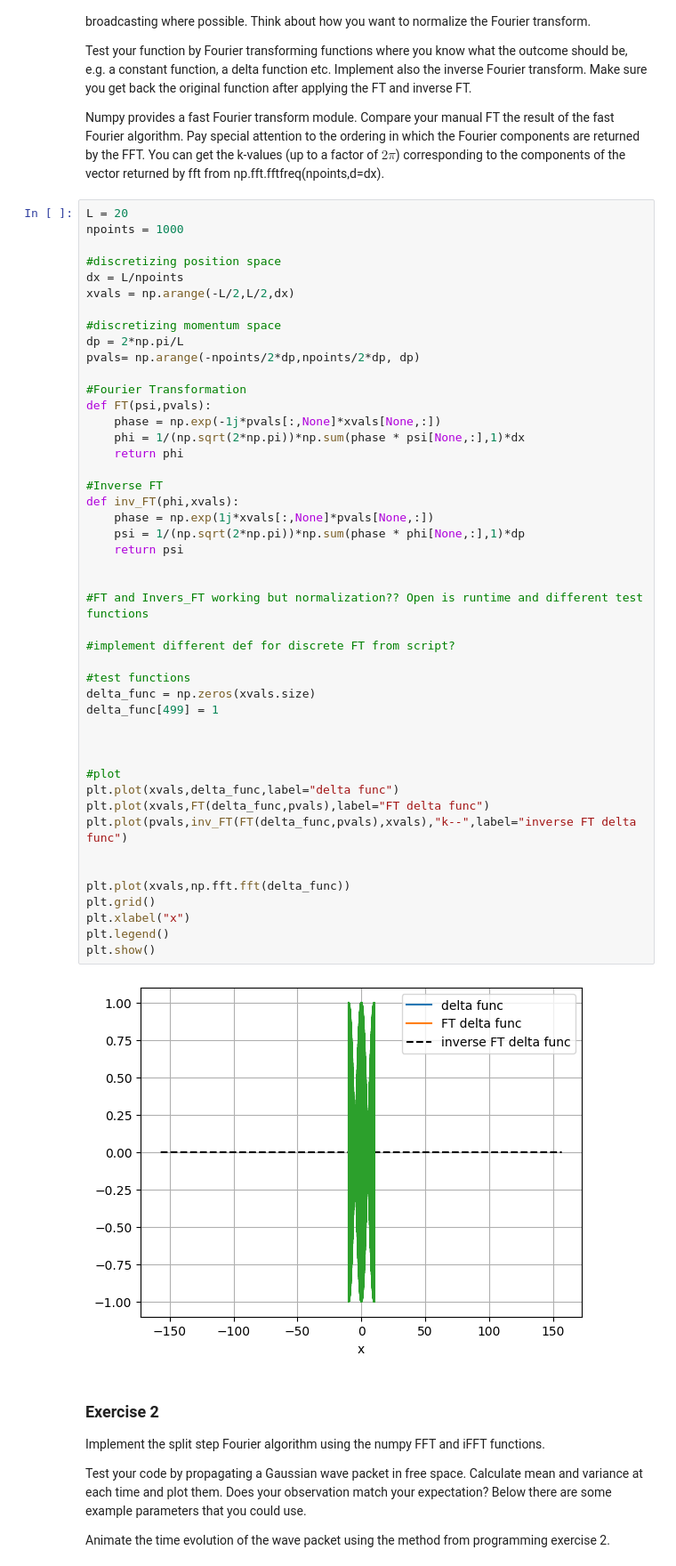
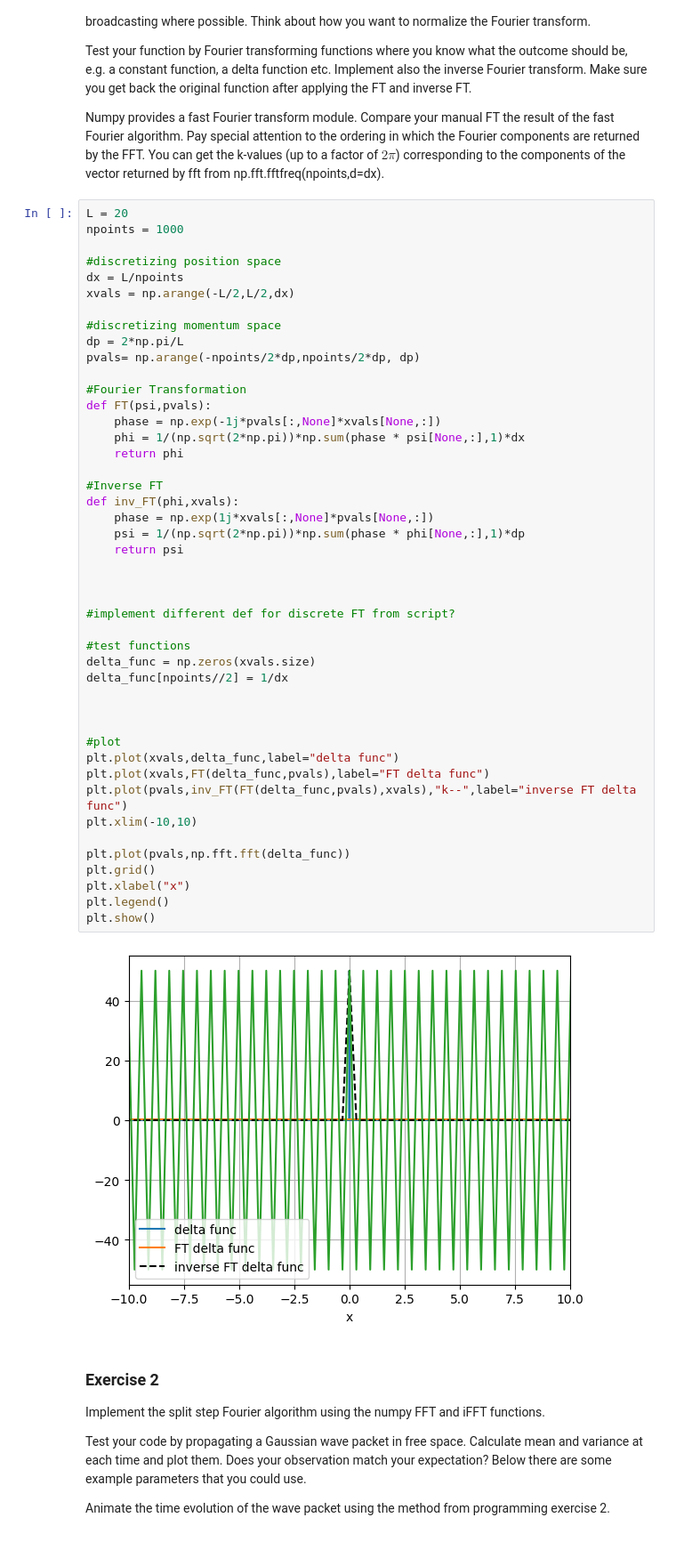
Before and after one commit to ket-PSI/CQD_SS26_solutions, a Jupyter notebook: Notebooks/exercise3.ipynb, the cells around one changed output. Shown at 89% size. Saved outputs shown, nothing was run; the diff lists cells and outputs as text.

```diff
--- a/Notebooks/exercise3.ipynb
+++ b/Notebooks/exercise3.ipynb
@@ -48,38 +48,37 @@ pvals= np.arange(-npoints/2*dp,npoints/2*dp, dp)
 def FT(psi,pvals):
     phase = np.exp(-1j*pvals[:,None]*xvals[None,:])
     phi = 1/(np.sqrt(2*np.pi))*np.sum(phase * psi[None,:],1)*dx
     return phi
 
 #Inverse FT
 def inv_FT(phi,xvals):
     phase = np.exp(1j*xvals[:,None]*pvals[None,:])
     psi = 1/(np.sqrt(2*np.pi))*np.sum(phase * phi[None,:],1)*dp
     return psi
 
 
-#FT and Invers_FT working but normalization?? Open is runtime and different test functions
 
 #implement different def for discrete FT from script?
 
 #test functions
 delta_func = np.zeros(xvals.size)
-delta_func[499] = 1
+delta_func[npoints//2] = 1/dx
 
 
 
 #plot
 plt.plot(xvals,delta_func,label="delta func")
 plt.plot(xvals,FT(delta_func,pvals),label="FT delta func")
 plt.plot(pvals,inv_FT(FT(delta_func,pvals),xvals),"k--",label="inverse FT delta func")
+plt.xlim(-10,10)
 
-
-plt.plot(xvals,np.fft.fft(delta_func))
+plt.plot(pvals,np.fft.fft(delta_func))
 plt.grid()
 plt.xlabel("x")
 plt.legend()
 plt.show()
 # %% [output]
-[figure, old version]
+[figure, new version]
 # %% [markdown]
 ### Exercise 2
 
```
Also changed, not shown: 15 other files.
